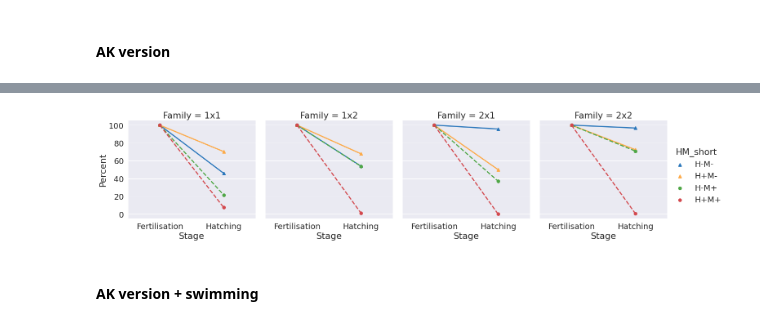
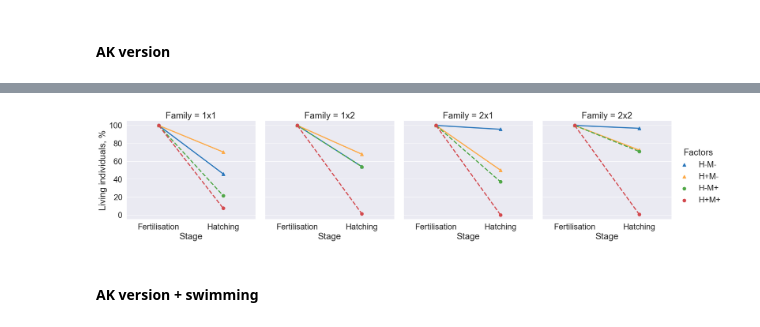
Before and after one commit to mitoclub/fish-strong-purifying-selection, a Jupyter notebook: notebooks/table_3_5_visualisation.ipynb, the cells around one changed output, grey strips where cells are left out. Saved outputs shown, nothing was run; the diff lists cells and outputs as text; code cells hidden in the pictures.

```diff
--- a/notebooks/table_3_5_visualisation.ipynb
+++ b/notebooks/table_3_5_visualisation.ipynb
@@ -40,7 +40,8 @@ exp2022_rd['H-_fraction'] = exp2022_rd['hH-'] / exp2022_rd['fH-'] * 100
 exp2022_rd_melted = pd.melt(exp2022_rd, id_vars=['Family', 'ENU', 'Time'], value_vars=['H+_fraction', 'H-_fraction'],
                             var_name='Code', value_name='Percent')
 exp2022_rd_melted['Heat_shock'] = exp2022_rd_melted['Code'].apply(lambda x: x[0:2])
-exp2022_rd_melted['HM'] = exp2022_rd_melted['Heat_shock'] + ' M' + exp2022_melted['ENU'].map(str)
+exp2022_rd_melted['Mut'] = exp2022_rd_melted['ENU'].apply(lambda x: 'M-' if x == 0.0 else 'M+')
+exp2022_rd_melted['HM'] = exp2022_rd_melted['Heat_shock'] + ' M' + exp2022_rd_melted['ENU'].map(str)
 exp2022_rd_melted['ENU_Time'] = exp2022_rd_melted['ENU'].map(str) + ' mM ' + exp2022_rd_melted['Time'].map(str) + ' min'
 
 exp2022_rd_melted
@@ -97,12 +98,18 @@ exp2022_ak_plot
 # %%
 sns.set_style('darkgrid')
 exp2022_plot_with_whiskers = sns.catplot(data=exp2022_ak_plot[(exp2022_ak_plot['ENU_Time'] == '2.0 mM 40 min') | (exp2022_ak_plot['ENU_Time'] == '0.0 mM 40 min')],
                                          x='Stage', y='Percent', hue='HM_short', col='Family',
                                          hue_order=['H-M-', 'H+M-', 'H-M+', 'H+M+'],
                                          kind="point", linestyles=["-", "-", "--", '--'], markers=['^', '^', 'o', 'o'],
                                         palette={'H-M-': '#2976bb', 'H+M-': '#fdaa48', 'H-M+': '#50a747', 'H+M+': '#d3494e'})
+
+exp2022_plot_with_whiskers.set_ylabels('Living individuals, %')
+exp2022_plot_with_whiskers._legend.set_title(title='Factors')
+
+plt.savefig('../figures/paper1/exp2022_ak_plot.png')
+plt.savefig('../figures/paper1/exp2022_ak_plot.pdf', format='pdf')
 # %% [output]
-[figure, old version]
+[figure, new version]
 # %% [markdown]
 #### AK version + swimming
 # %%
```
Also changed, not shown: parts of 12 cells of this notebook, 12 other files.
